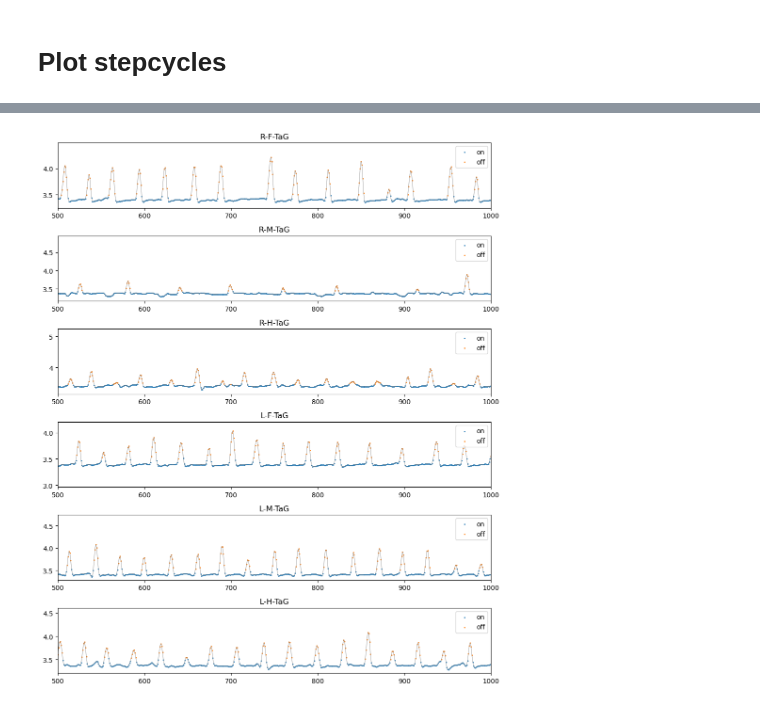
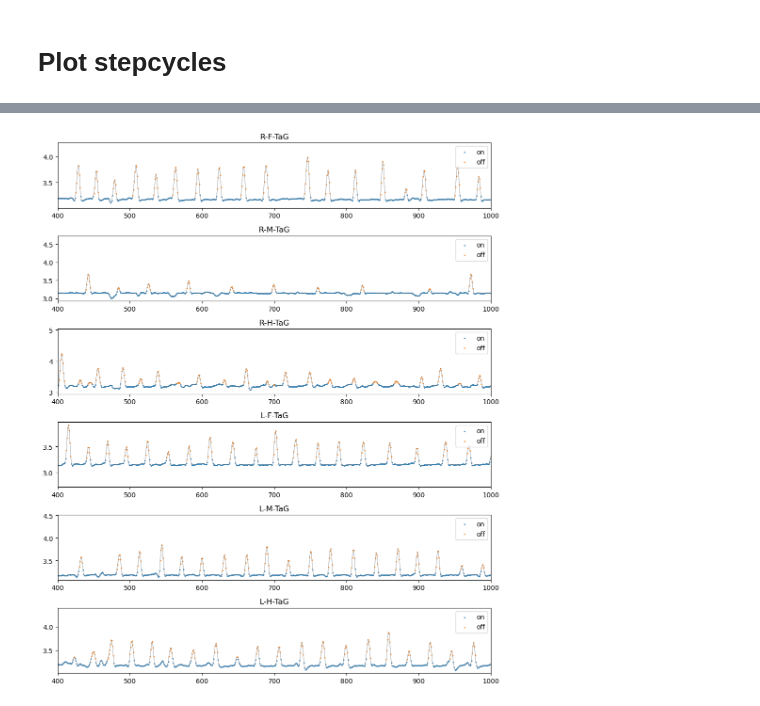
Before and after one commit to bidaye-lab/kinematics_analysis, a Jupyter notebook: data_visualization.ipynb, the cells around one changed output, grey strips where cells are left out. Saved outputs shown, nothing was run; the diff lists cells and outputs as text; code cells hidden in the pictures.

```diff
--- a/data_visualization.ipynb
+++ b/data_visualization.ipynb
@@ -13,7 +20,9 @@ dfs = pd.read_hdf('./data/Ballsystem_LegKinematics_DataStructures/P9_BPN/alldata
 # %%
-# select some fly
-n_fly = 2 # 0: BPN, 1: P9 right, 2: P9 left
-df = dfs.loc[n_fly, 'flydata']
+# select one dataset
+neuron = 2 # 0: BPN, 1: P9 right, 2: P9 left
+
+df = dfs.loc[neuron, 'flydata']
+ball_c = l_ball_c[neuron]
 
 # some sets of columns
 c_xyz = [c for c in df.columns if c[-2:] in ['_x', '_y', '_z']]
@@ -38,4 +47,7 @@ leg2step = {
 
 df_raw = df
 df_raw
+
+df_d = utl.dist_from_center(df_raw, ball_c)
+df_d
 # %% [output]
@@ -77,33 +69,46 @@ df_d
 # %%
+def plot_tag(df_raw, df_d, flynum, tnum, xlim=(None, None), ylim=(None, None), frames=(None, None), close_fig=False, path=''):
+
+    df1 = df_raw.groupby('flynum').get_group(flynum)
+    df1 = df1.groupby('tnum').get_group(tnum) # comment this line to look at all trials
+    df2 = df_d.loc[df1.index, :]
+
+    cols = [ c for c in df2.columns if 'TaG' in c ]
+
+    n = len(cols)
+    fig, axarr = plt.subplots(nrows=n, figsize=(10, 2*n))
+    first_frame, last_frame = frames
+
+    for c, ax in zip(cols, axarr):
+
+        r = df2.loc[first_frame:last_frame, c]
+        ax.plot(r, lw=0.5, c='gray')
+
+        c_on = '{}_stepcycle'.format(leg2step[c[:3]])
+        f_on = df1.loc[first_frame:last_frame, c_on]
+
+        x = r.loc[f_on]
+        ax.scatter(x.index, x.values, s=1, label='on')
+
+        x = r.loc[~f_on]
+        ax.scatter(x.index, x.values, s=1, label='off')
+
+        ax.legend(loc='upper right')
+        ax.set_title(c)
+        ax.set_xlim(xlim)
+        ax.set_ylim(ylim)
+
+
+    fig.tight_layout()
+
+    if path:
+        fig.savefig(path)
+
+    if close_fig:
+        plt.close(fig)
+
+
 flynum, tnum = 1, 1
-
-df1 = df_raw.groupby('flynum').get_group(flynum)
-df1 = df1.groupby('tnum').get_group(tnum) # comment this line to look at all trials
-df2 = df_d.loc[df1.index, :]
-
-cols = [ c for c in df2.columns if 'TaG' in c ]
-
-n = len(cols)
-fig, axarr = plt.subplots(nrows=n, figsize=(10, 2*n))
-
-for c, ax in zip(cols, axarr):
-
-    r = df2.loc[:, c]
-    ax.plot(r, lw=0.5, c='gray')
-
-    c_on = '{}_stepcycle'.format(leg2step[c[:3]])
-    f_on = df1.loc[:, c_on]
-
-    x = r.loc[f_on]
-    ax.scatter(x.index, x.values, s=1, label='on')
-
-    x = r.loc[~f_on]
-    ax.scatter(x.index, x.values, s=1, label='off')
-    ax.legend()
-    ax.set_title(c)
-
-    ax.set_xlim((500, 1000))
-
-fig.tight_layout()
+plot_tag(df_raw, df_d, flynum, tnum, xlim=(400, 1000))
 # %% [output]
-[figure, old version]
+[figure, new version]
```
Also changed, not shown: parts of 6 cells of this notebook, 1 other file.
